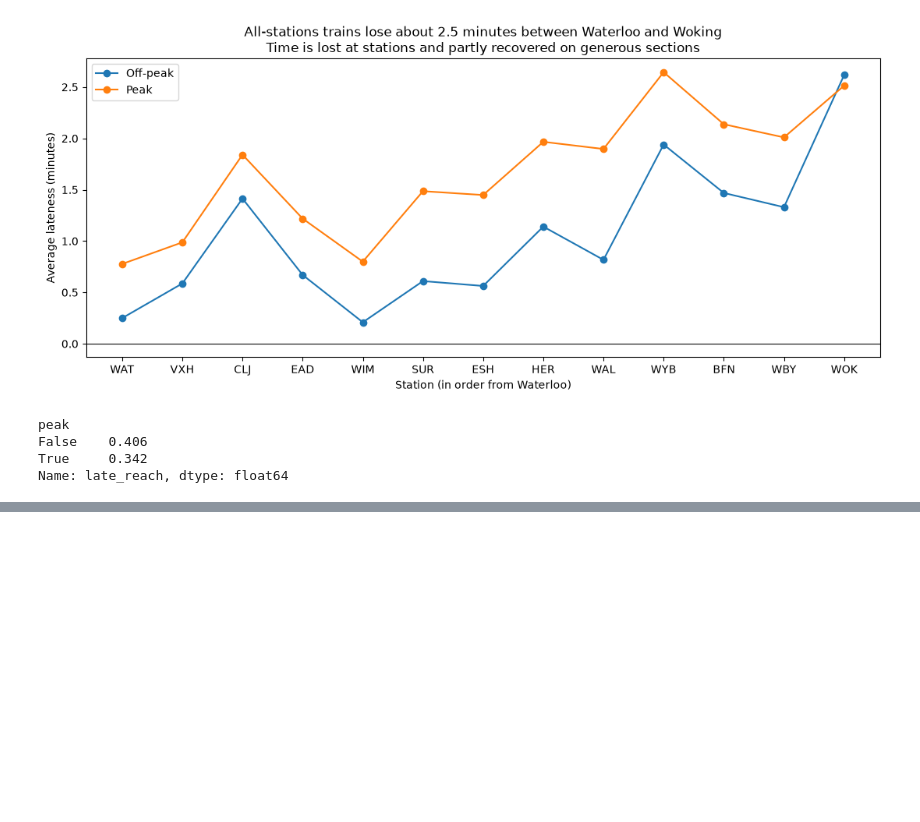
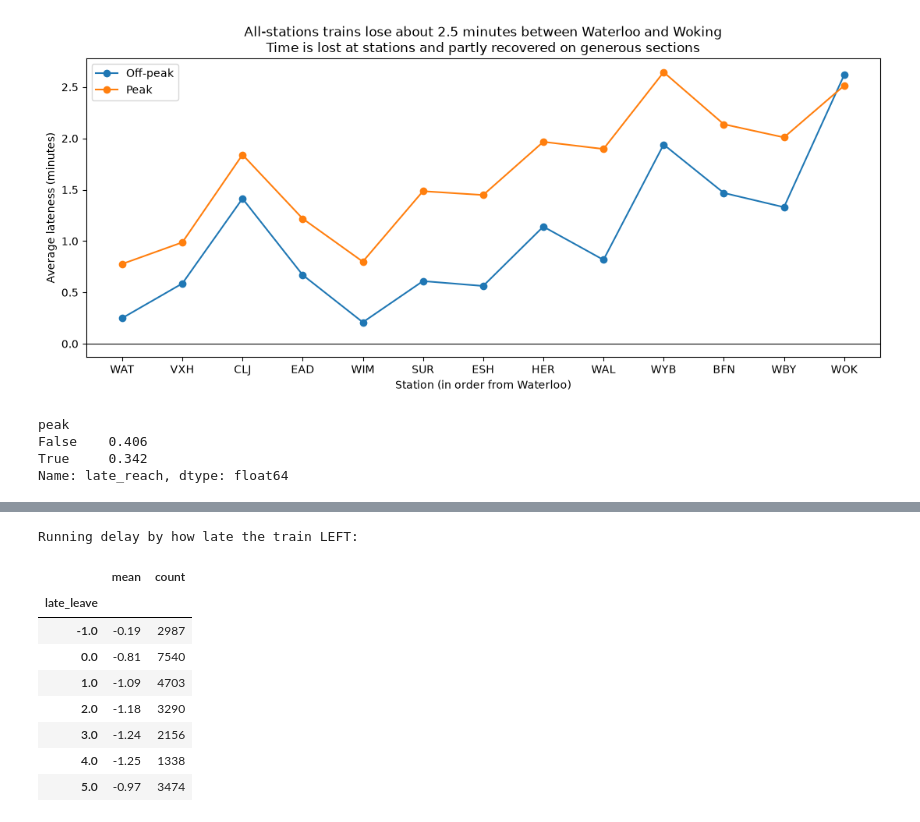
Before and after one commit to SAMUELAY1/railway-timetable-runtime-simulation, a Jupyter notebook: docs/notebook:01_explore.ipynb, the cells around one changed output, grey strips where cells are left out. Cells and saved outputs as stored; diff of their text form; code cells hidden in the pictures; blank space fills up the shorter version.

```diff
--- a/docs/notebook:01_explore.ipynb
+++ b/docs/notebook:01_explore.ipynb
@@ -258,0 +279,15 @@ Name: late_reach, dtype: float64
+# %%
+departure = stopping["late_leave"].clip(-1, 5)
+print("Running delay by how late the train LEFT:")
+stopping.groupby(departure)["run_delay"].agg(["mean", "count"]).round(2)
+# %% [output]
+Running delay by how late the train LEFT:
+|  | mean | count |
+| late_leave |  |  |
+| -1.0 | -0.19 | 2987 |
+| 0.0 | -0.81 | 7540 |
+| 1.0 | -1.09 | 4703 |
+| 2.0 | -1.18 | 3290 |
+| 3.0 | -1.24 | 2156 |
+| 4.0 | -1.25 | 1338 |
+| 5.0 | -0.97 | 3474 |
```
Also changed, not shown: parts of 1 cell of this notebook, 2 other files.
